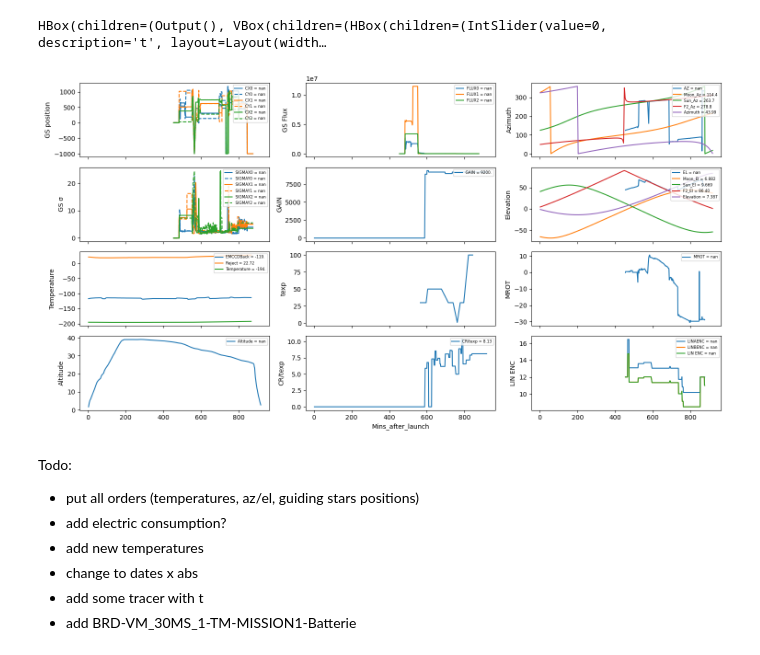
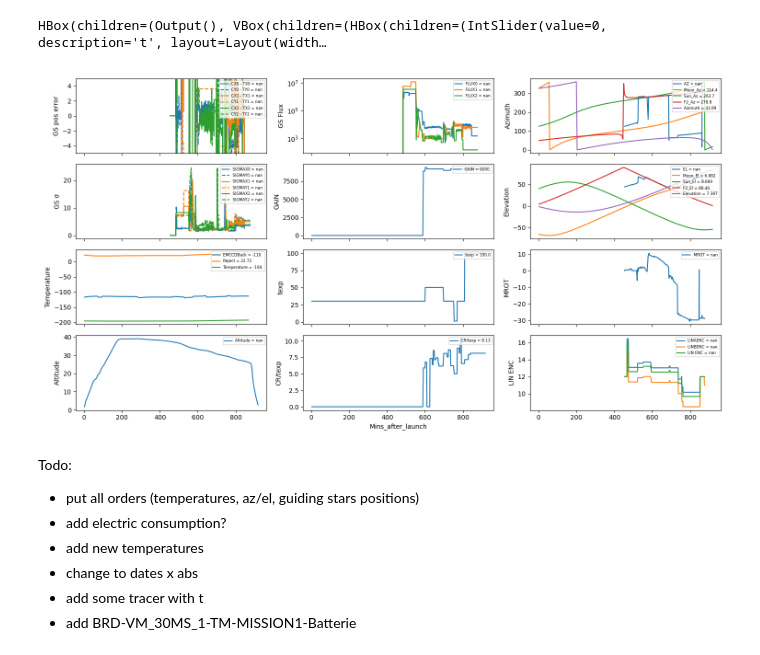
Before and after one commit to vpicouet/FB-dashboard, a Jupyter notebook: dashboard.ipynb, the cells around one changed output. Saved outputs shown, nothing was run; the diff lists cells and outputs as text; code cells hidden in the pictures.

```diff
--- a/dashboard.ipynb
+++ b/dashboard.ipynb
@@ -33,7 +33,7 @@ for col in ["EMGAIN","N_CR","EXPTIME"]:
 
 
 
-def add_line(cat, y, ax, i=0, x=x, init=True,l=None,change=False, ylabel=None, **kwargs):
+def add_line(cat, y, ax, i=0, x=x, init=True,l=None,change=False, ylabel=None, log=False,ylim=None, **kwargs):
     if ylabel is None:
         ylabel = y
     if "0/0"  in y:
@@ -45,15 +45,18 @@ def add_line(cat, y, ax, i=0, x=x, init=True,l=None,change=False, ylabel=None, *
             label = None#ylabel
     # print(label)
     if init:
-        l = ax.plot(cat.eval(x),cat.eval(y), **kwargs)
+        if log:
+            l = ax.semilogy(cat.eval(x),cat.eval(y), **kwargs)
+        else:
+            l = ax.plot(cat.eval(x),cat.eval(y), **kwargs)
+        if ylim is not None:
+            ax.set_ylim(ylim)
         ax.set_ylabel(ylabel)
     if change:
         l[0].set_data(cat.eval(x),cat.eval(y))
     l[0].set_label(label)
     if label is not None:
        ax.legend(loc="upper right", fontsize=6)
-
-
     return l
 
 
@@ -70,19 +73,19 @@ class dashboard(widgets.HBox):
 
         # self.ax1bis = self.ax1.twinx()
 
-        self.fig, self.axes = plt.subplots(4,3, figsize=(15,8),sharex="col")
+        self.fig, self.axes = plt.subplots(4,3, figsize=(15,8),sharex=True)
         self.cat=cat
         # (self.a0,self.a1,self.a2,self.a3) = self.axes
         a0, a1, a2, a3 = self.axes
         a3[1].set_xlabel(x)
         # a0[1].sharex(a0[0])
         # a0[0].get_shared_x_axes().join(a0[0],a0[1])
-        self.la000 =  add_line(cat,"CX0",ax=a0[0])
-        self.la001 =  add_line(cat,"CY0",ax=a0[0],c=self.la000[0].get_color(),ls="--")
-        self.la002 =  add_line(cat,"CX1",ax=a0[0],)
-        self.la003 =  add_line(cat,"CY1",ax=a0[0],c=self.la002[0].get_color(),ls="--")
-        self.la004 =  add_line(cat,"CX2",ax=a0[0],)
-        self.la005 =  add_line(cat,"CY2",ax=a0[0],c=self.la004[0].get_color(),ls="--")
+        self.la000 =  add_line(cat,"CX0 - TX0",ax=a0[0])
+        self.la001 =  add_line(cat,"CY0 - TY0",ax=a0[0],c=self.la000[0].get_color(),ls="--")
+        self.la002 =  add_line(cat,"CX1 - TX1",ax=a0[0],)
+        self.la003 =  add_line(cat,"CY1 - TY1",ax=a0[0],c=self.la002[0].get_color(),ls="--")
+        self.la004 =  add_line(cat,"CX2 - TX2",ax=a0[0],)
+        self.la005 =  add_line(cat,"CY2 - TY2",ax=a0[0],c=self.la004[0].get_color(),ls="--")
         self.la006 =  add_line(cat,"CX3*0/0",ax=a0[0],)
         self.la007 =  add_line(cat,"CY3*0/0",ax=a0[0],c=self.la006[0].get_color(),ls="--")
         self.la008 =  add_line(cat,"CX4*0/0",ax=a0[0],)
@@ -92,7 +95,7 @@ class dashboard(widgets.HBox):
         self.la0012 = add_line(cat,"CX6*0/0",ax=a0[0],)
         self.la0013 = add_line(cat,"CY6*0/0",ax=a0[0],c=self.la0012[0].get_color(),ls="--")
         self.la0014 = add_line(cat,"CX7*0/0",ax=a0[0],)
-        self.la0015 = add_line(cat,"CY7*0/0",ax=a0[0],c=self.la0014[0].get_color(),ls="--", ylabel="GS position")
+        self.la0015 = add_line(cat,"CY7*0/0",ax=a0[0],c=self.la0014[0].get_color(),ls="--", ylabel="GS pos error",ylim=[-5,5])
 
 
 
@@ -114,15 +117,15 @@ class dashboard(widgets.HBox):
         self.la0115 = add_line(cat,"SIGMAY7*0/0",ax=a1[0],ls="--",c=self.la0114[0].get_color(), ylabel="GS σ")
 
 
-        self.la100 = add_line(cat,"FLUX0",ax=a0[1],)
-        self.la101 = add_line(cat,"FLUX1",ax=a0[1],)
-        self.la102 = add_line(cat,"FLUX2",ax=a0[1],)
-        self.la103 = add_line(cat,"FLUX3*0/0",ax=a0[1],)
-        self.la104 = add_line(cat,"FLUX4*0/0",ax=a0[1],)
-        self.la105 = add_line(cat,"FLUX5*0/0",ax=a0[1],)
-        self.la105 = add_line(cat,"FLUX5*0/0",ax=a0[1],)
-        self.la106 = add_line(cat,"FLUX6*0/0",ax=a0[1],)
-        self.la107 = add_line(cat,"FLUX7*0/0",ax=a0[1], ylabel="GS Flux")
+        self.la100 = add_line(cat,"FLUX0",    ax=a0[1],log=True,)
+        self.la101 = add_line(cat,"FLUX1",    ax=a0[1],log=True,)
+        self.la102 = add_line(cat,"FLUX2",    ax=a0[1],log=True,)
+        self.la103 = add_line(cat,"FLUX3*0/0",ax=a0[1],log=True,)
+        self.la104 = add_line(cat,"FLUX4*0/0",ax=a0[1],log=True,)
+        self.la105 = add_line(cat,"FLUX5*0/0",ax=a0[1],log=True,)
+        self.la105 = add_line(cat,"FLUX5*0/0",ax=a0[1],log=True,)
+        self.la106 = add_line(cat,"FLUX6*0/0",ax=a0[1],log=True,)
+        self.la107 = add_line(cat,"FLUX7*0/0",ax=a0[1],log=True, ylabel="GS Flux")
 
 
         self.la200 = add_line(cat,"EMCCDBack",ax=a2[0],)
@@ -137,7 +140,7 @@ class dashboard(widgets.HBox):
         self.la11 = add_line(cat,y="emgain",ax=a1[1],x="Mins_after_launch",ylabel="GAIN")
         self.la320 = add_line(cat,y="LINAENC",ax=a3[2])
         self.la321 = add_line(cat,y="LINBENC",ax=a3[2])
-        self.la322 = add_line(cat,y="LINBENC",ax=a3[2], ylabel="LIN ENC")
+        self.la322 = add_line(cat,y="LINCENC",ax=a3[2], ylabel="LIN ENC")
         self.la020 = add_line(cat,"AZ",ax=a0[2])
         self.la021 = add_line(cat,"Moon_Az",ax=a0[2])
         self.la022 = add_line(cat,"Sun_Az",ax=a0[2])
@@ -163,7 +166,7 @@ class dashboard(widgets.HBox):
         self.temps = widgets.SelectMultiple(options=["EMCCDBack", 'Reject', 'Coldhead'],value=["EMCCDBack", 'Reject', 'Coldhead'],rows=3,description='Temps',disabled=False)
         self.targets = widgets.SelectMultiple(options=["Moon", 'Sun', 'F2',"m31"],value=["Moon", 'Sun', 'F2',"m31"],rows=4,description='Targets',disabled=False)
         self.GS = widgets.SelectMultiple(options=[0, 1, 2, 3, 4,5 ,6 ,7],value=[0, 1, 2],rows=4,description='GS',disabled=False)
-        self.xlim = widgets.Select(options=["all", 'flight', 'UV'],value="all",rows=3,description='Temps',disabled=False)
+        self.xlim = widgets.Select(options=["all", 'flight', 'UV',"F2"],value="all",rows=5,description='Temps',disabled=False)
 #         self.RN = widgets.IntSlider( min=0, max=120,value=RN, style = style, layout=Layout(width=width),description='Read noise',continuous_update=continuous_update,tooltip="EMCCD readout noise in electrons")
 #         self.CIC_charge = widgets.FloatSlider( min=0, max=0.05,value=CIC_charge,style = style, layout=Layout(width=width),description='CIC charge',step=0.001,readout_format='.3f',continuous_update=continuous_update,tooltip="EMCCD spurious charges due to amplification in electrons")
 #         self.Dard_current = widgets.FloatSlider( min=0, max=2,value=Dard_current, style = style, layout=Layout(width=width),description='Dard current',step=0.0011,readout_format='.2f',continuous_update=continuous_update,tooltip="Dark current of the EMCCD in electrons per hour")
@@ -217,25 +220,28 @@ class dashboard(widgets.HBox):
             elif xlim=="flight":
                 for a in a0:
                     a.set_xlim((50,150))
+            elif xlim=="F2":
+                for a in a0:
+                    a.set_xlim((600,680))
             elif xlim== "UV":
                 for a in a0:
                     a.set_xlim((500,850))
-            add_line(cat,"CX0 * %s"%(1 if 0 in GS else "0/0"),ax=a0[0],i=t, init=False,l= self.la000 ,change=True)
-            add_line(cat,"CY0 * %s"%(1 if 0 in GS else "0/0"),ax=a0[0],i=t, init=False, l=self.la001 ,change=True)
-            add_line(cat,"CX1 * %s"%(1 if 1 in GS else "0/0"),ax=a0[0],i=t, init=False,l= self.la002 ,change=True)
-            add_line(cat,"CY1 * %s"%(1 if 1 in GS else "0/0"),ax=a0[0],i=t, init=False, l=self.la003 ,change=True)
-            add_line(cat,"CX2 * %s"%(1 if 2 in GS else "0/0"),ax=a0[0],i=t, init=False,l= self.la004 ,change=True)
-            add_line(cat,"CY2 * %s"%(1 if 2 in GS else "0/0"),ax=a0[0],i=t, init=False, l=self.la005 ,change=True)
-            add_line(cat,"CX3 * %s"%(1 if 3 in GS else "0/0"),ax=a0[0],i=t, init=False,l= self.la005 ,change=True)
-            add_line(cat,"CY3 * %s"%(1 if 3 in GS else "0/0"),ax=a0[0],i=t, init=False, l=self.la007 ,change=True)
-            add_line(cat,"CX4 * %s"%(1 if 4 in GS else "0/0"),ax=a0[0],i=t, init=False,l= self.la008 ,change=True)
-            add_line(cat,"CY4 * %s"%(1 if 4 in GS else "0/0"),ax=a0[0],i=t, init=False, l=self.la009 ,change=True)
-            add_line(cat,"CX5 * %s"%(1 if 5 in GS else "0/0"),ax=a0[0],i=t, init=False,l= self.la0010,change=True)
-            add_line(cat,"CY5 * %s"%(1 if 5 in GS else "0/0"),ax=a0[0],i=t, init=False, l=self.la0011,change=True)
-            add_line(cat,"CX6 * %s"%(1 if 6 in GS else "0/0"),ax=a0[0],i=t, init=False,l= self.la0012,change=True)
-            add_line(cat,"CY6 * %s"%(1 if 6 in GS else "0/0"),ax=a0[0],i=t, init=False, l=self.la0013,change=True)
-            add_line(cat,"CX7 * %s"%(1 if 7 in GS else "0/0"),ax=a0[0],i=t, init=False,l= self.la0014,change=True)
-            add_line(cat,"CY7 * %s"%(1 if 7 in GS else "0/0"),ax=a0[0],i=t, init=False, l=self.la0015,change=True)
+            add_line(cat,"(CX0 - TX0) * %s"%(1 if 0 in GS else "0/0"),ax=a0[0],i=t, init=False,l= self.la000 ,change=True)
+            add_line(cat,"(CY0 - TY0) * %s"%(1 if 0 in GS else "0/0"),ax=a0[0],i=t, init=False, l=self.la001 ,change=True)
+            add_line(cat,"(CX1 - TX1) * %s"%(1 if 1 in GS else "0/0"),ax=a0[0],i=t, init=False,l= self.la002 ,change=True)
+            add_line(cat,"(CY1 - TY1) * %s"%(1 if 1 in GS else "0/0"),ax=a0[0],i=t, init=False, l=self.la003 ,change=True)
+            add_line(cat,"(CX2 - TX2) * %s"%(1 if 2 in GS else "0/0"),ax=a0[0],i=t, init=False,l= self.la004 ,change=True)
+            add_line(cat,"(CY2 - TY2) * %s"%(1 if 2 in GS else "0/0"),ax=a0[0],i=t, init=False, l=self.la005 ,change=True)
+            add_line(cat,"(CX3 - TX3) * %s"%(1 if 3 in GS else "0/0"),ax=a0[0],i=t, init=False,l= self.la006 ,change=True)
+            add_line(cat,"(CY3 - TY3) * %s"%(1 if 3 in GS else "0/0"),ax=a0[0],i=t, init=False, l=self.la007 ,change=True)
+            add_line(cat,"(CX4 - TX4) * %s"%(1 if 4 in GS else "0/0"),ax=a0[0],i=t, init=False,l= self.la008 ,change=True)
+            add_line(cat,"(CY4 - TY4) * %s"%(1 if 4 in GS else "0/0"),ax=a0[0],i=t, init=False, l=self.la009 ,change=True)
+            add_line(cat,"(CX5 - TX5) * %s"%(1 if 5 in GS else "0/0"),ax=a0[0],i=t, init=False,l= self.la0010,change=True)
+            add_line(cat,"(CY5 - TY5) * %s"%(1 if 5 in GS else "0/0"),ax=a0[0],i=t, init=False, l=self.la0011,change=True)
+            add_line(cat,"(CX6 - TX6) * %s"%(1 if 6 in GS else "0/0"),ax=a0[0],i=t, init=False,l= self.la0012,change=True)
+            add_line(cat,"(CY6 - TY6) * %s"%(1 if 6 in GS else "0/0"),ax=a0[0],i=t, init=False, l=self.la0013,change=True)
+            add_line(cat,"(CX7 - TX7) * %s"%(1 if 7 in GS else "0/0"),ax=a0[0],i=t, init=False,l= self.la0014,change=True)
+            add_line(cat,"(CY7 - TY7) * %s"%(1 if 7 in GS else "0/0"),ax=a0[0],i=t, init=False, l=self.la0015,change=True)
 
 
             add_line(cat,"SIGMAX0 * %s"%(1 if 0 in GS else "0/0"),ax=a1[0],i=t, init=False,l= self.la010 ,change=True)
@@ -244,7 +250,7 @@ class dashboard(widgets.HBox):
             add_line(cat,"SIGMAY1 * %s"%(1 if 1 in GS else "0/0"),ax=a1[0],i=t, init=False, l=self.la013 ,change=True)
             add_line(cat,"SIGMAX2 * %s"%(1 if 2 in GS else "0/0"),ax=a1[0],i=t, init=False,l= self.la014 ,change=True)
             add_line(cat,"SIGMAY2 * %s"%(1 if 2 in GS else "0/0"),ax=a1[0],i=t, init=False, l=self.la015 ,change=True)
-            add_line(cat,"SIGMAX3 * %s"%(1 if 3 in GS else "0/0"),ax=a1[0],i=t, init=False,l= self.la015 ,change=True)
+            add_line(cat,"SIGMAX3 * %s"%(1 if 3 in GS else "0/0"),ax=a1[0],i=t, init=False,l= self.la016 ,change=True)
             add_line(cat,"SIGMAY3 * %s"%(1 if 3 in GS else "0/0"),ax=a1[0],i=t, init=False, l=self.la017 ,change=True)
             add_line(cat,"SIGMAX4 * %s"%(1 if 4 in GS else "0/0"),ax=a1[0],i=t, init=False,l= self.la018 ,change=True)
             add_line(cat,"SIGMAY4 * %s"%(1 if 4 in GS else "0/0"),ax=a1[0],i=t, init=False, l=self.la019 ,change=True)
@@ -274,35 +280,36 @@ class dashboard(widgets.HBox):
             add_line(cat,"altitudes * 0.3048 / 1000",ax=a3[0],i=t, init=False, l=self.la30,ylabel="Altitude")
             add_line(cat,"n_cr/exptime",ax=a3[1],i=t, init=False, l=self.la310)
             add_line(cat,"exptime",ax=a2[1],i=t, init=False, l=self.la21 )
             add_line(cat,"emgain",ax=a1[1],i=t, init=False, l=self.la11 )
             add_line(cat,"LINAENC",ax=a3[2],i=t, init=False, l=self.la320)
             add_line(cat,"LINBENC",ax=a3[2],i=t, init=False, l=self.la321)
-            add_line(cat,"LINBENC",ax=a3[2],i=t, init=False, l=self.la322)
+            add_line(cat,"LINCENC",ax=a3[2],i=t, init=False, l=self.la322)
             add_line(cat,"AZ",ax=a0[2],i=t, init=False, l=self.la020)
             add_line(cat,"Moon_Az * %s"%(1 if "Moon" in targets else "0/0"),ax=a0[2],i=t, init=False, l=self.la021,change=True)
             add_line(cat,"Sun_Az * %s"%(1 if "Sun" in targets else "0/0"),ax=a0[2],i=t, init=False, l=self.la022,change=True)
             add_line(cat,"F2_Az * %s"%(1 if "F2" in targets else "0/0"),ax=a0[2],i=t, init=False, l=self.la023,change=True)
             add_line(cat,"m31_Az * %s"%(1 if "m31" in targets else "0/0"),ax=a0[2],i=t, init=False, l=self.la024,change=True)
             a0[2].relim()
             a0[2].autoscale_view()
 
             add_line(cat,"EL",ax=a1[2],i=t, init=False, l=self.la120)
             add_line(cat,"Moon_El * %s"%(1 if "Moon" in targets else "0/0"),ax=a1[2],i=t, init=False, l=self.la121,change=True)
             add_line(cat,"Sun_El * %s"%(1 if "Sun" in targets else "0/0"),ax=a1[2],i=t, init=False, l=self.la122,change=True)
             add_line(cat,"F2_El * %s"%(1 if "F2" in targets else "0/0"),ax=a1[2],i=t, init=False, l=self.la123,change=True)
             add_line(cat,"m31_El * %s"%(1 if "m31" in targets else "0/0"),ax=a1[2],i=t, init=False, l=self.la124,change=True)
             a0[2].relim()
             a0[2].autoscale_view()
             add_line(cat,"MROT",ax=a2[2],i=t, init=False, l=self.la22 )
             self.fig.canvas.draw()
             self.axes = a0, a1, a2, a3
             return
             # fitswrite(self.im, "/tmp/test_%s.fits"%(fwhm[1]))
 
 d = dashboard(cat)
+# add log for GS Flux
 # %% [output]
 HBox(children=(Output(), VBox(children=(HBox(children=(IntSlider(value=0, description='t', layout=Layout(width…
-[figure, old version]
+[figure, new version]
 # %% [markdown]
 Todo:
 - put all orders (temperatures, az/el, guiding stars positions)
```
Also changed, not shown: 1 other file.
